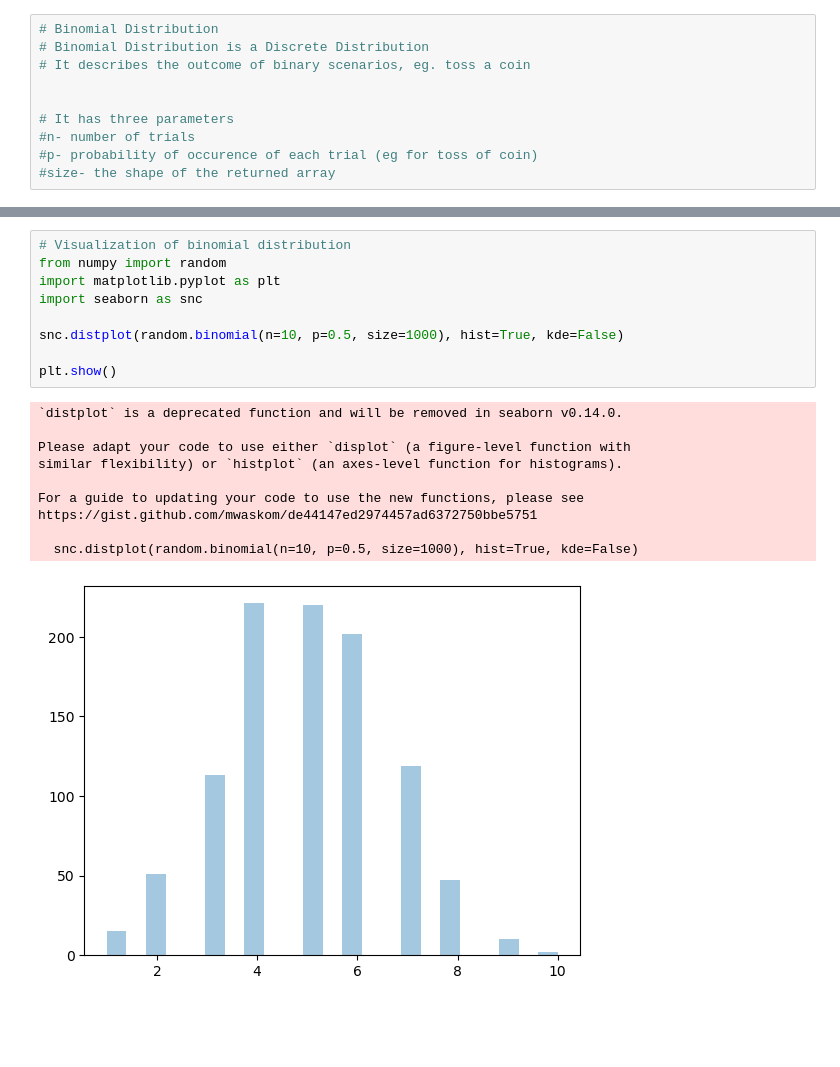
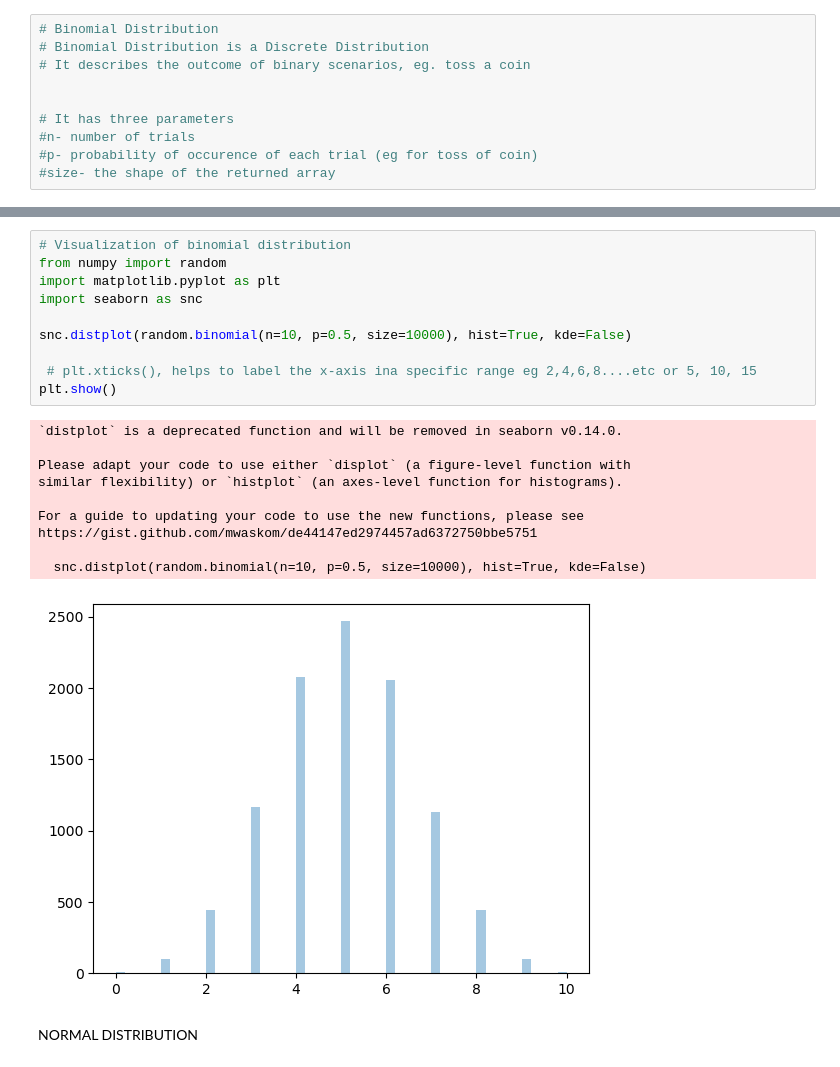
Before and after one commit to KWAGALA-JOANNA/mathematical_computing, a Jupyter notebook: Probability Distributions.ipynb, the cells around one changed output, grey strips where cells are left out. Saved outputs shown, nothing was run; the diff lists cells and outputs as text; blank space fills up the shorter version.

Commit message:
probability distributions

```diff
--- a/Probability Distributions.ipynb
+++ b/Probability Distributions.ipynb
@@ -21,22 +30,25 @@ print(x)
 # %%
 # Visualization of binomial distribution
 from numpy import random
 import matplotlib.pyplot as plt
 import seaborn as snc
 
-snc.distplot(random.binomial(n=10, p=0.5, size=1000), hist=True, kde=False)
+snc.distplot(random.binomial(n=10, p=0.5, size=10000), hist=True, kde=False)
 
+ # plt.xticks(), helps to label the x-axis ina specific range eg 2,4,6,8....etc or 5, 10, 15
 plt.show()
 # %% [output]
 `distplot` is a deprecated function and will be removed in seaborn v0.14.0.
 
 Please adapt your code to use either `displot` (a figure-level function with
 similar flexibility) or `histplot` (an axes-level function for histograms).
 
 For a guide to updating your code to use the new functions, please see
 https://gist.github.com/mwaskom/de44147ed2974457ad6372750bbe5751
 
-  snc.distplot(random.binomial(n=10, p=0.5, size=1000), hist=True, kde=False)
+  snc.distplot(random.binomial(n=10, p=0.5, size=10000), hist=True, kde=False)
-[figure, old version]
+[figure, new version]
+# %% [markdown]
+NORMAL DISTRIBUTION
 # %%
 #Normal Distribution
```
Also changed, not shown: parts of 19 cells of this notebook, 2 other files.
